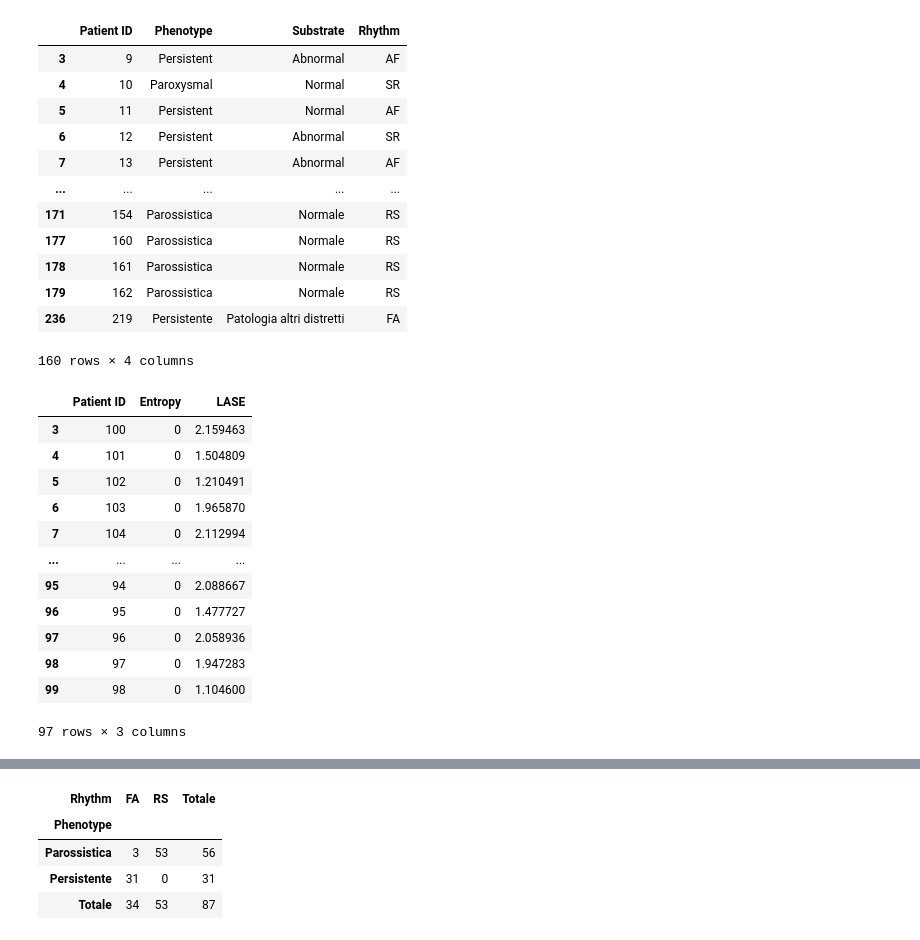
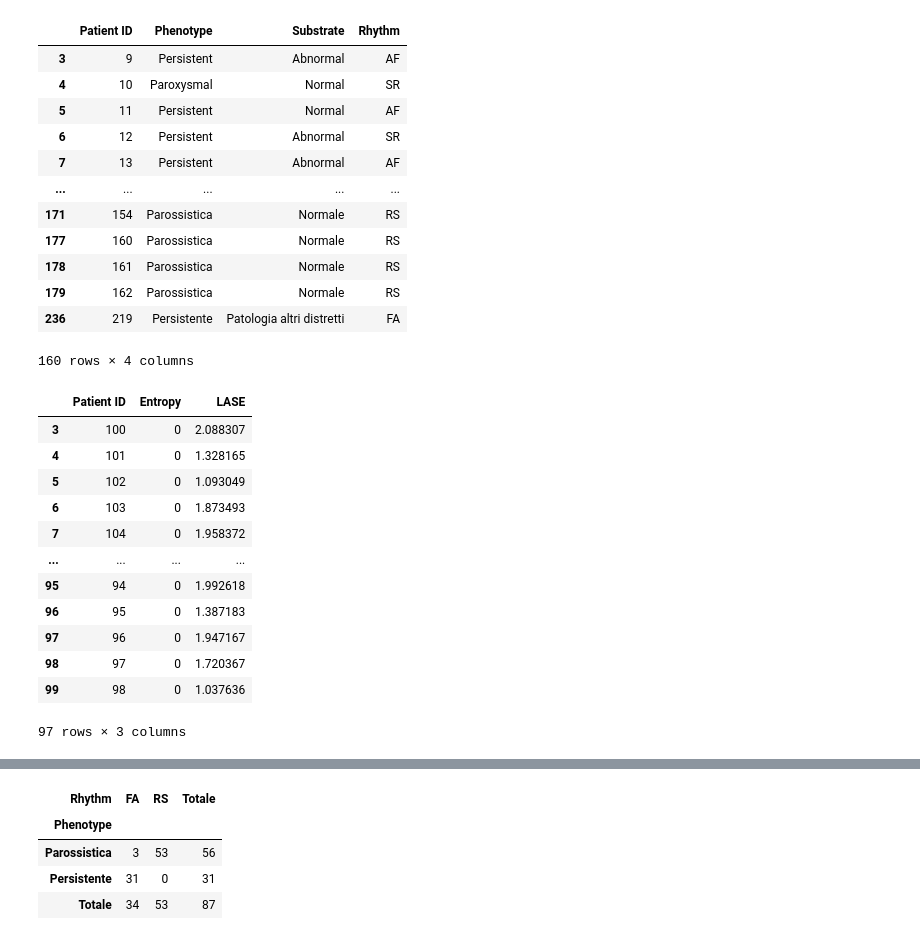
Before and after one commit to FilippoUslenghi/LA_entropy, a Jupyter notebook: results/results.ipynb, the cells around one changed output, grey strips where cells are left out. Cells and saved outputs as stored; diff of their text form; code cells hidden in the pictures.

```diff
--- a/results/results.ipynb
+++ b/results/results.ipynb
@@ -10,45 +10,45 @@ ods = (
         columns={
             "ID": "Patient ID",
             "Low Voltage / Scar area": "Substrate",
             "Rhythm during Mapping": "Rhythm",
         }
     )
     .dropna(axis=0, how="any")
     .astype({"Patient ID": int})
 )
 csv = (
-    pd.read_csv("thrs_<20_no_filt/lase.csv", sep=",")
+    pd.read_csv("thrs_<15_filt/lase.csv", sep=",")
     .dropna(axis=0, how="any")
     .astype({"Patient ID": int})
 )
 display(ods)
 csv
 # %% [output]
 |  | Patient ID | Phenotype | Substrate | Rhythm |
 | 3 | 9 | Persistent | Abnormal | AF |
 | 4 | 10 | Paroxysmal | Normal | SR |
 | 5 | 11 | Persistent | Normal | AF |
 | 6 | 12 | Persistent | Abnormal | SR |
 | 7 | 13 | Persistent | Abnormal | AF |
 | ... | ... | ... | ... | ... |
 | 171 | 154 | Parossistica | Normale | RS |
 | 177 | 160 | Parossistica | Normale | RS |
 | 178 | 161 | Parossistica | Normale | RS |
 | 179 | 162 | Parossistica | Normale | RS |
 | 236 | 219 | Persistente | Patologia altri distretti | FA |
 160 rows × 4 columns
 |  | Patient ID | Entropy | LASE |
-| 3 | 100 | 0 | 2.159463 |
-| 4 | 101 | 0 | 1.504809 |
-| 5 | 102 | 0 | 1.210491 |
-| 6 | 103 | 0 | 1.965870 |
-| 7 | 104 | 0 | 2.112994 |
+| 3 | 100 | 0 | 2.088307 |
+| 4 | 101 | 0 | 1.328165 |
+| 5 | 102 | 0 | 1.093049 |
+| 6 | 103 | 0 | 1.873493 |
+| 7 | 104 | 0 | 1.958372 |
 | ... | ... | ... | ... |
-| 95 | 94 | 0 | 2.088667 |
-| 96 | 95 | 0 | 1.477727 |
-| 97 | 96 | 0 | 2.058936 |
-| 98 | 97 | 0 | 1.947283 |
-| 99 | 98 | 0 | 1.104600 |
+| 95 | 94 | 0 | 1.992618 |
+| 96 | 95 | 0 | 1.387183 |
+| 97 | 96 | 0 | 1.947167 |
+| 98 | 97 | 0 | 1.720367 |
+| 99 | 98 | 0 | 1.037636 |
 97 rows × 3 columns
 # %%
 # Join the two dataframes on the "ID" column
```
Also changed, not shown: parts of 3 cells of this notebook, 35 other files.
